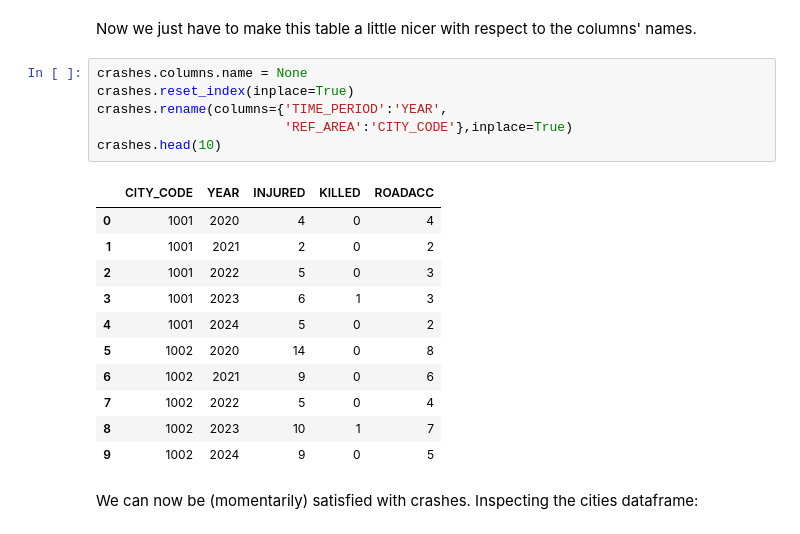
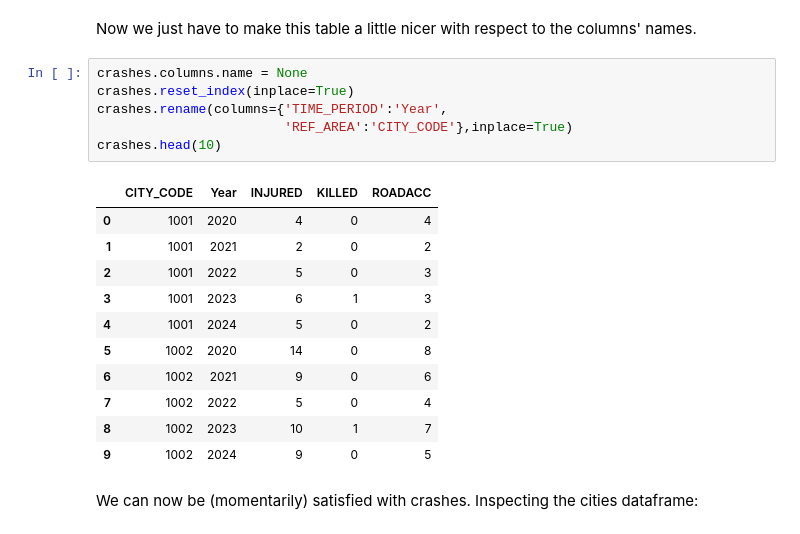
Before and after one commit to MarcoTosoni/boolean_project, a Jupyter notebook: data_analysis.ipynb, the cells around one changed output. Saved outputs shown, nothing was run; the diff lists cells and outputs as text.

```diff
--- a/data_analysis.ipynb
+++ b/data_analysis.ipynb
@@ -170,11 +170,11 @@ Now we just have to make this table a little nicer with respect to the columns'
 # %%
 crashes.columns.name = None
 crashes.reset_index(inplace=True)
-crashes.rename(columns={'TIME_PERIOD':'YEAR',
+crashes.rename(columns={'TIME_PERIOD':'Year',
                         'REF_AREA':'CITY_CODE'},inplace=True)
 crashes.head(10)
 # %% [output]
-|  | CITY_CODE | YEAR | INJURED | KILLED | ROADACC |
+|  | CITY_CODE | Year | INJURED | KILLED | ROADACC |
 | 0 | 1001 | 2020 | 4 | 0 | 4 |
 | 1 | 1001 | 2021 | 2 | 0 | 2 |
 | 2 | 1001 | 2022 | 5 | 0 | 3 |
```
Also changed, not shown: parts of 18 cells of this notebook.
